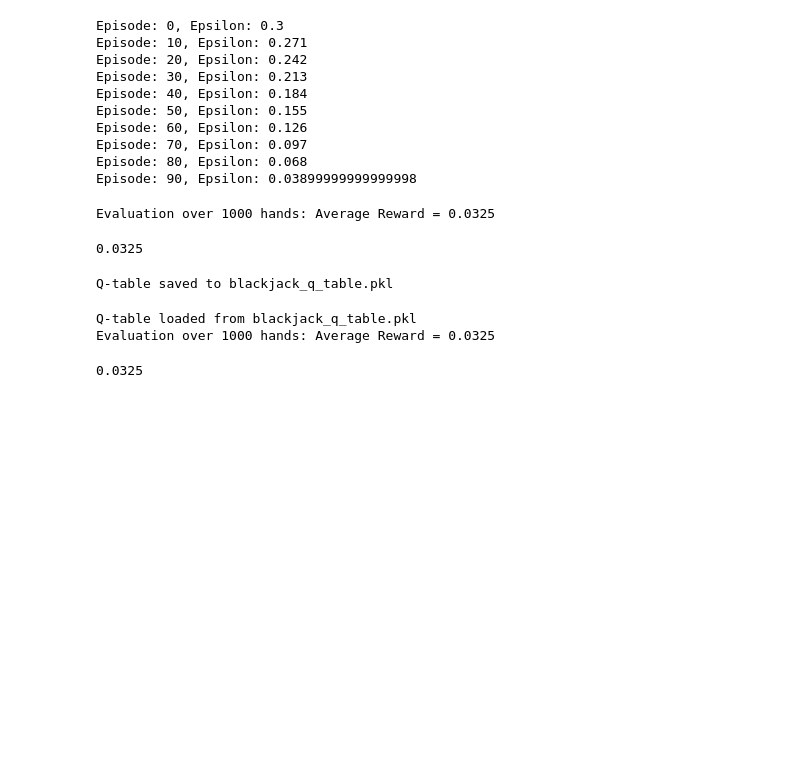
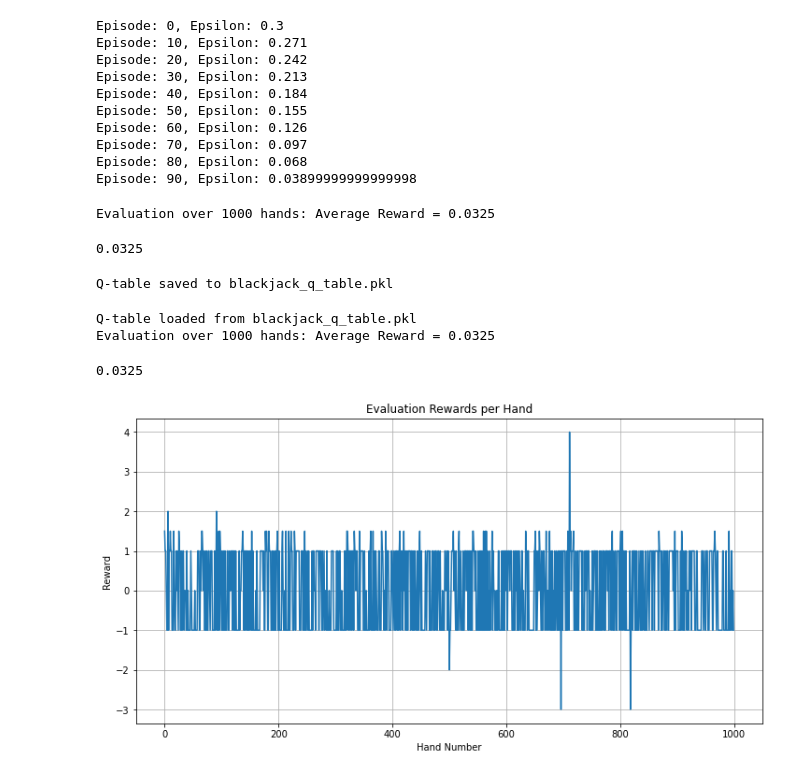
Before and after one commit to yul243/CSE150A_Group_Project, a Jupyter notebook: Blackjack_qlearning_agent.ipynb, the cells around one changed output. Cells and saved outputs as stored; diff of their text form; code cells hidden in the pictures; blank space fills up the shorter version.

Commit message:
Update some graphs for episode results

```diff
--- a/Blackjack_qlearning_agent.ipynb
+++ b/Blackjack_qlearning_agent.ipynb
@@ -155,6 +155,7 @@ def evaluate_policy(df, q_table, evaluation_episodes=1000):
     """Evaluates the learned policy on a separate set of data (or a subset of the training data)."""
     total_reward = 0
     num_hands = 0
+    rewards_per_hand = []
 
     for i in range(len(df)): # Limit the number of evaluation hands
         row = df.iloc[i]
@@ -175,6 +176,7 @@ def evaluate_policy(df, q_table, evaluation_episodes=1000):
         reward = row['reward']
         total_reward += reward
         num_hands += 1
+        rewards_per_hand.append(reward)
 
         if num_hands >= evaluation_episodes:
             break
@@ -182,11 +184,11 @@ def evaluate_policy(df, q_table, evaluation_episodes=1000):
 
     average_reward = total_reward / num_hands if num_hands > 0 else 0
     print(f"Evaluation over {num_hands} hands: Average Reward = {average_reward}")
-    return average_reward
+    return average_reward, rewards_per_hand
 
 
 evaluation_episodes = 1000
-average_reward = evaluate_policy(df, q_table, evaluation_episodes)
+average_reward, rewards_per_hand = evaluate_policy(df, q_table, evaluation_episodes)
 average_reward
 # %% [output]
 Evaluation over 1000 hands: Average Reward = 0.0325
@@ -245,0 +251,13 @@ Evaluation over 1000 hands: Average Reward = 0.0325
+# %%
+def plot_evaluation_rewards(rewards_per_hand):
+    plt.figure(figsize=(12,6))
+    plt.plot(rewards_per_hand)
+    plt.xlabel("Hand Number")
+    plt.ylabel("Reward")
+    plt.title("Evaluation Rewards per Hand")
+    plt.grid(True)
+    plt.show()
+
+plot_evaluation_rewards(rewards_per_hand)
+# %% [output]
+[figure, added]
```
Also changed, not shown: parts of 2 cells of this notebook, 1 other file.
